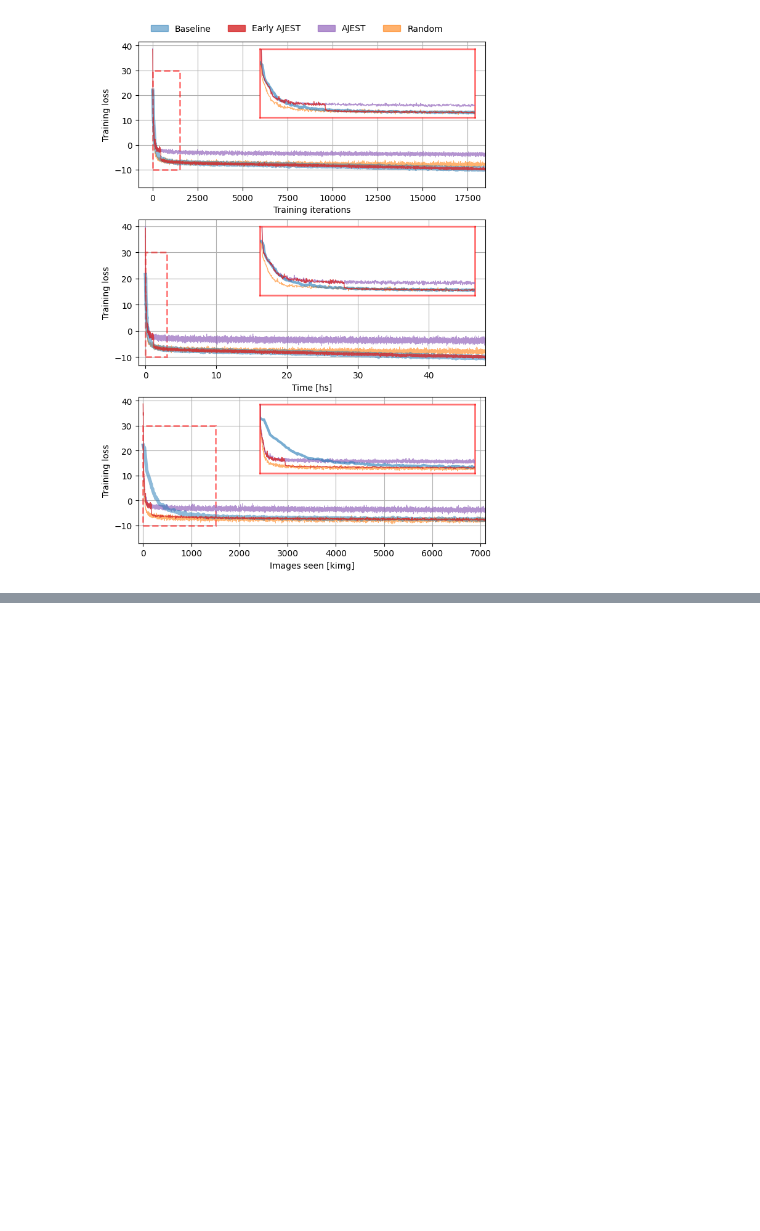
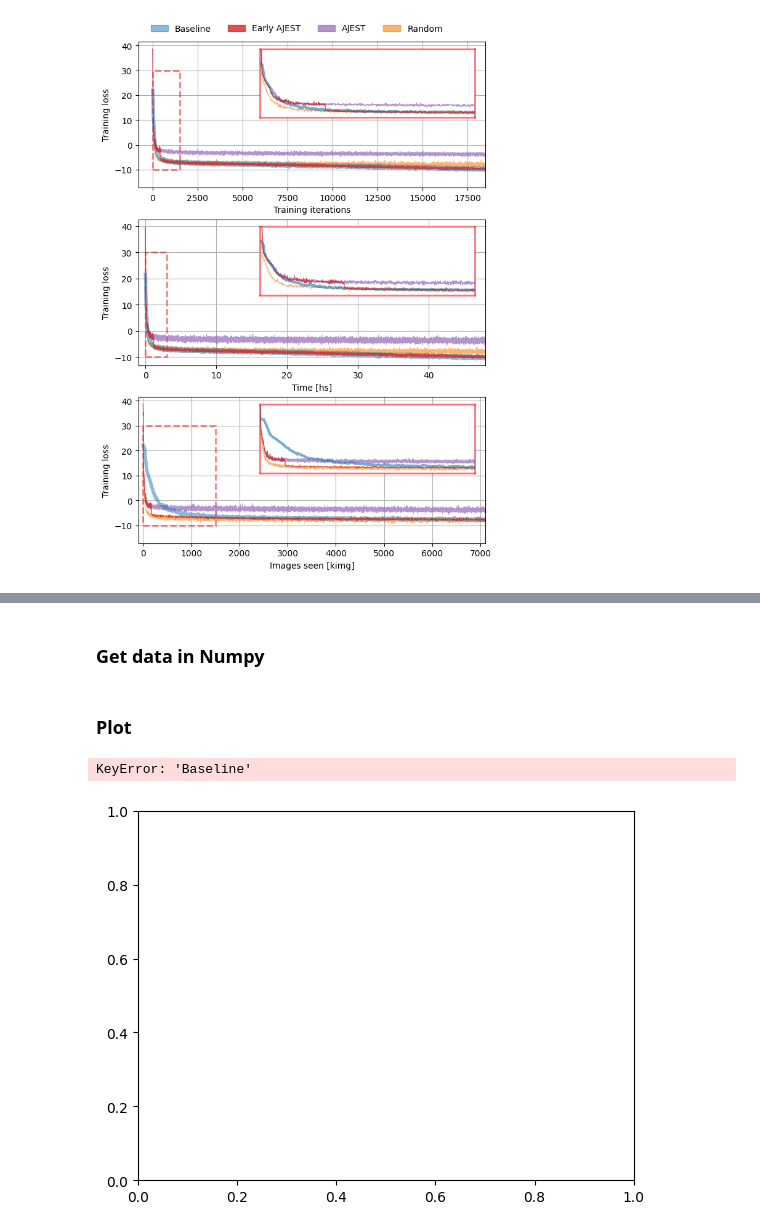
Before and after one commit to 0xInfty/Autoguided, a Jupyter notebook: Images/analysis/LossCurves.ipynb, the cells around one changed output, grey strips where cells are left out. Cells and saved outputs as stored; diff of their text form; code cells hidden in the pictures; blank space fills up the shorter version.

Commit message:
Some validation curves [M1]

```diff
--- a/Images/analysis/LossCurves.ipynb
+++ b/Images/analysis/LossCurves.ipynb
@@ -327,0 +444,4 @@ array([6.4, 4.8])
+# %%
+filename = "Val_Top1_0.10_vs_Epoch.csv"
+ema = 0.1
+metric = "top1"
@@ -327,0 +454,2 @@ array([6.4, 4.8])
+# %%
+pandas_data = pd.read_csv(os.path.join(dir_results, filename))
@@ -327,0 +484,7 @@ array([6.4, 4.8])
+# %%
+pandas_data = pandas_data.rename(columns={f"Group: 06_CorrectEMA_AJEST_00 - Validation {metrics_names[metric]} [EMA={ema:.03f}]":"AJEST",
+                                          f"Group: 06_CorrectEMA_Early_AJEST_00 - Validation {metrics_names[metric]} [EMA={ema:.03f}]":"Early AJEST",
+                                          f"Group: 06_CorrectEMA_Random_00 - Validation {metrics_names[metric]} [EMA={ema:.03f}]":"Random",
+                                          f"Group: 04_Tiny_LR_Baseline_04 - Validation {metrics_names[metric]} [EMA={ema:.03f}]":"Baseline",
+                                          f"Group: 04_Tiny_LR_Ref_00 - Validation {metrics_names[metric]} [EMA={ema:.03f}]":"Reference",
+                                          "Validation Epoch":"Epoch"})
@@ -327,0 +512,23 @@ array([6.4, 4.8])
+# %% [markdown]
+### Get data in Numpy
+# %%
+results_val[metric][f"ema={ema:.03f}"] = {}
+res = results_val[metric][f"ema={ema:.03f}"]
+
+for s in series:
+    res[s] = {}
+    res[s]["epoch"], res[s][metric] = pandas_data[["Epoch",s]][pd.notna(pandas_data[s])].to_numpy().T
+# %% [markdown]
+### Plot
+# %%
+fig, ax = plt.subplots()
+for s in series:
+    plt.plot(res[s]["epoch"], res[s][metric], label=s, **plt_kwargs_val[s])
+plt.legend()
+plt.xlabel("Training iterations")
+plt.ylabel("Training loss")
+# plt.xlim([-800, 18500])
+plt.grid()
+# %% [output]
+KeyError: 'Baseline'
+[figure, added]
```
Also changed, not shown: parts of 32 cells of this notebook.
